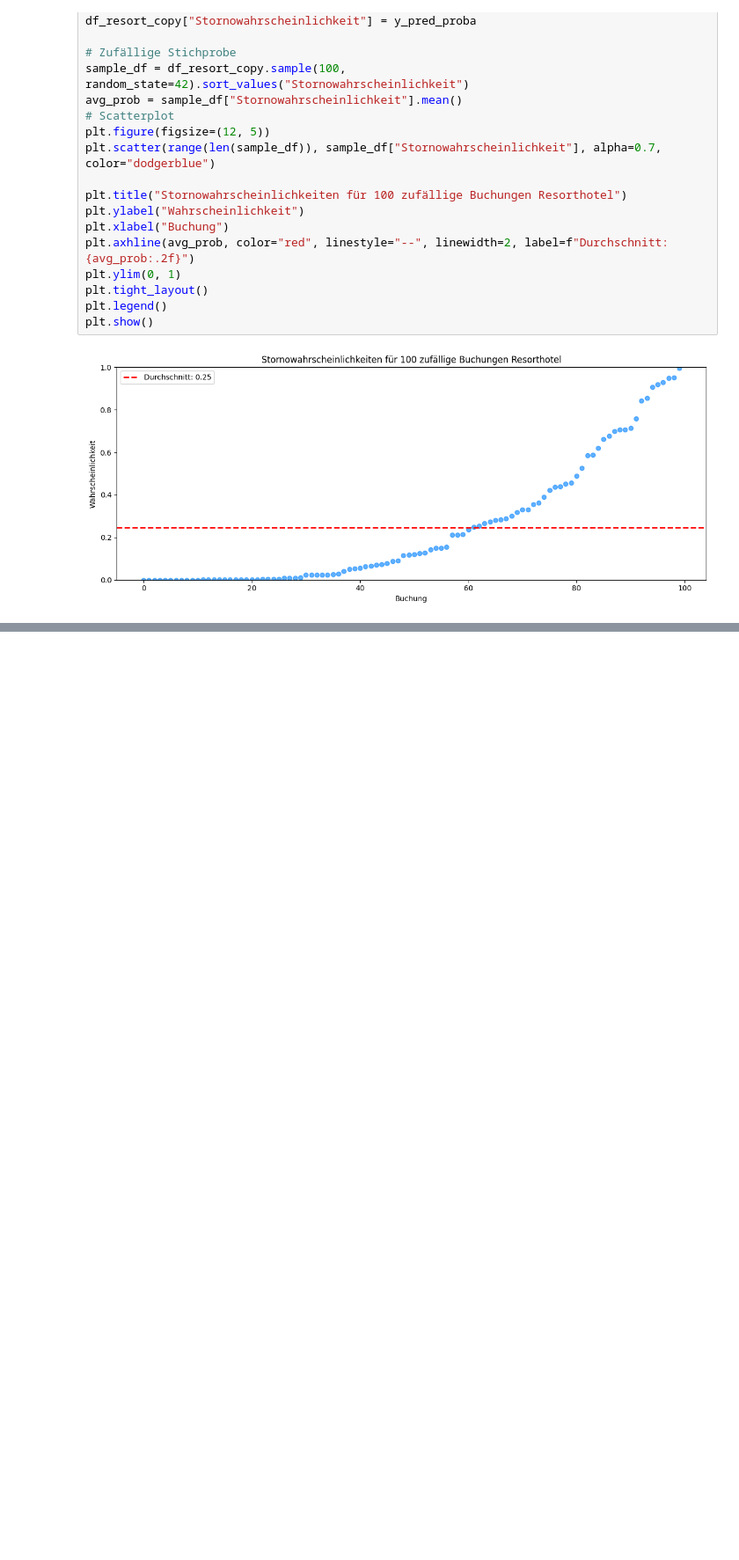
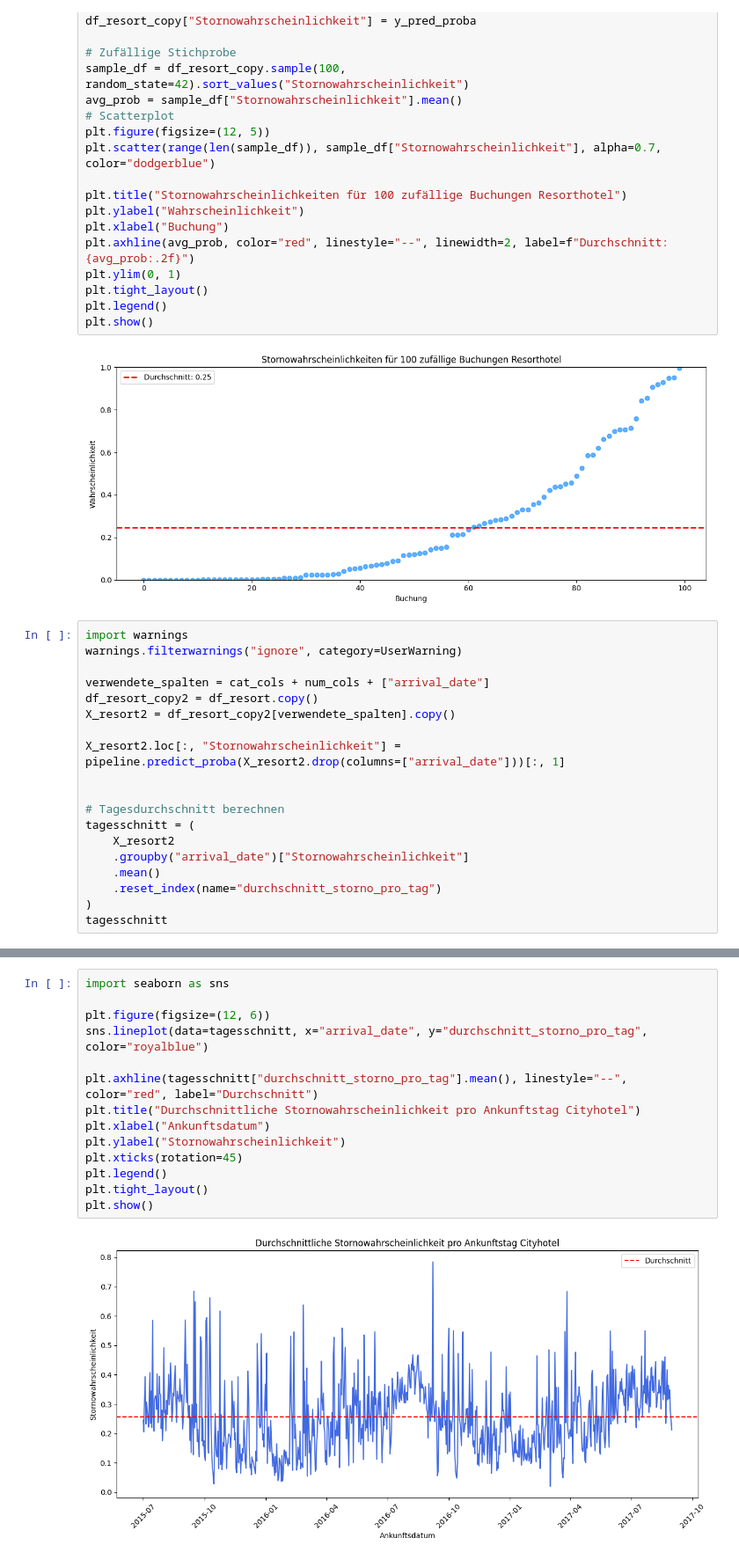
Before and after one commit to abt-kevin/Hotel_Bookings, a Jupyter notebook: Resort_LightGBM.ipynb, the cells around one changed output, grey strips where cells are left out. Shown: that part at 88% size. Drawn from its saved outputs; the diff is of its cells as text; blank space fills up the shorter version.

Commit message:
add prob/day resort

```diff
--- a/Resort_LightGBM.ipynb
+++ b/Resort_LightGBM.ipynb
@@ -134,3 +134,22 @@ plt.legend()
 plt.show()
 # %% [output]
 [figure]
+# %%
+import warnings
+warnings.filterwarnings("ignore", category=UserWarning)
+
+verwendete_spalten = cat_cols + num_cols + ["arrival_date"]
+df_resort_copy2 = df_resort.copy()
+X_resort2 = df_resort_copy2[verwendete_spalten].copy()
+
+X_resort2.loc[:, "Stornowahrscheinlichkeit"] = pipeline.predict_proba(X_resort2.drop(columns=["arrival_date"]))[:, 1]
+
+
+# Tagesdurchschnitt berechnen
+tagesschnitt = (
+    X_resort2
+    .groupby("arrival_date")["Stornowahrscheinlichkeit"]
+    .mean()
+    .reset_index(name="durchschnitt_storno_pro_tag")
+)
+tagesschnitt
@@ -136,0 +170,16 @@ plt.show()
+# %%
+import seaborn as sns
+
+plt.figure(figsize=(12, 6))
+sns.lineplot(data=tagesschnitt, x="arrival_date", y="durchschnitt_storno_pro_tag", color="royalblue")
+
+plt.axhline(tagesschnitt["durchschnitt_storno_pro_tag"].mean(), linestyle="--", color="red", label="Durchschnitt")
+plt.title("Durchschnittliche Stornowahrscheinlichkeit pro Ankunftstag Cityhotel")
+plt.xlabel("Ankunftsdatum")
+plt.ylabel("Stornowahrscheinlichkeit")
+plt.xticks(rotation=45)
+plt.legend()
+plt.tight_layout()
+plt.show()
+# %% [output]
+[figure, added]
```
Also changed, not shown: parts of 1 cell of this notebook.
